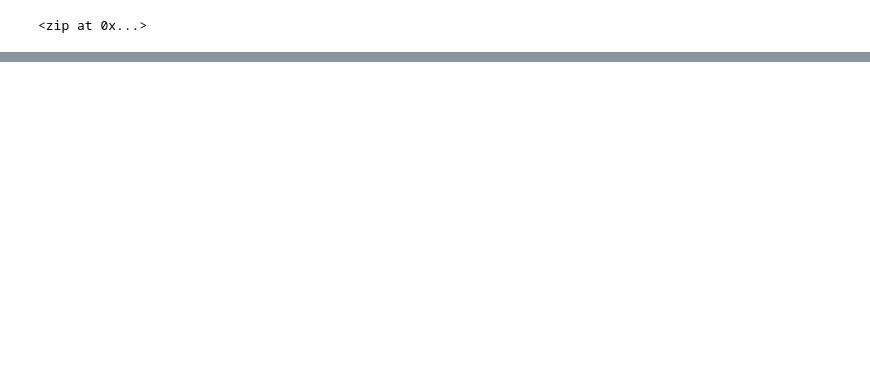
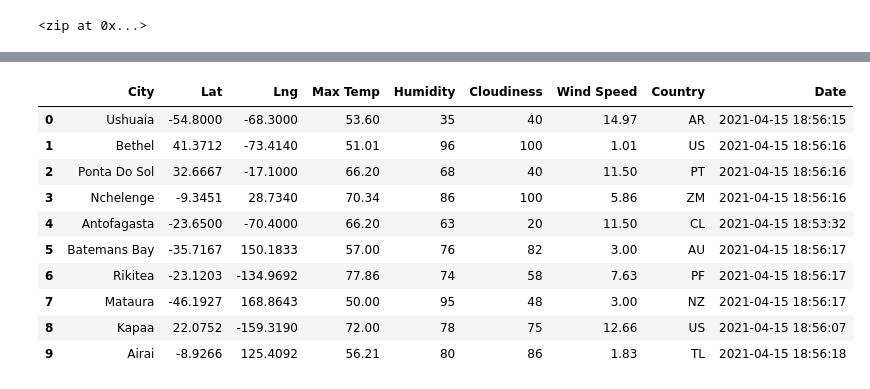
Before and after one commit to Adam-Call/World_Weather_Analysis, a Jupyter notebook: WeatherPy.ipynb, the cells around one changed output, grey strips where cells are left out. Cells and saved outputs as stored; diff of their text form; code cells hidden in the pictures; blank space fills up the shorter version.

Commit message:
established city_data_df

```diff
--- a/WeatherPy.ipynb
+++ b/WeatherPy.ipynb
@@ -31,0 +40,4 @@ len(cities)
+# %%
+# Starting URL for Weather Map API Call.
+url = "http://api.openweathermap.org/data/2.5/weather?units=Imperial&APPID=" + weather_api_key
+print(url)
@@ -31,0 +123,16 @@ len(cities)
+# %%
+#Convert the array of dictionaries to a Pandas DataFrame.
+city_data_df = pd.DataFrame(city_data)
+city_data_df.head(10)
+# %% [output]
+|  | City | Lat | Lng | Max Temp | Humidity | Cloudiness | Wind Speed | Country | Date |
+| 0 | Ushuaia | -54.8000 | -68.3000 | 53.60 | 35 | 40 | 14.97 | AR | 2021-04-15 18:56:15 |
+| 1 | Bethel | 41.3712 | -73.4140 | 51.01 | 96 | 100 | 1.01 | US | 2021-04-15 18:56:16 |
+| 2 | Ponta Do Sol | 32.6667 | -17.1000 | 66.20 | 68 | 40 | 11.50 | PT | 2021-04-15 18:56:16 |
+| 3 | Nchelenge | -9.3451 | 28.7340 | 70.34 | 86 | 100 | 5.86 | ZM | 2021-04-15 18:56:16 |
+| 4 | Antofagasta | -23.6500 | -70.4000 | 66.20 | 63 | 20 | 11.50 | CL | 2021-04-15 18:53:32 |
+| 5 | Batemans Bay | -35.7167 | 150.1833 | 57.00 | 76 | 82 | 3.00 | AU | 2021-04-15 18:56:17 |
+| 6 | Rikitea | -23.1203 | -134.9692 | 77.86 | 74 | 58 | 7.63 | PF | 2021-04-15 18:56:17 |
+| 7 | Mataura | -46.1927 | 168.8643 | 50.00 | 95 | 48 | 3.00 | NZ | 2021-04-15 18:56:17 |
+| 8 | Kapaa | 22.0752 | -159.3190 | 72.00 | 78 | 75 | 12.66 | US | 2021-04-15 18:56:07 |
+| 9 | Airai | -8.9266 | 125.4092 | 56.21 | 80 | 86 | 1.83 | TL | 2021-04-15 18:56:18 |
```
Also changed, not shown: parts of 6 cells of this notebook.
